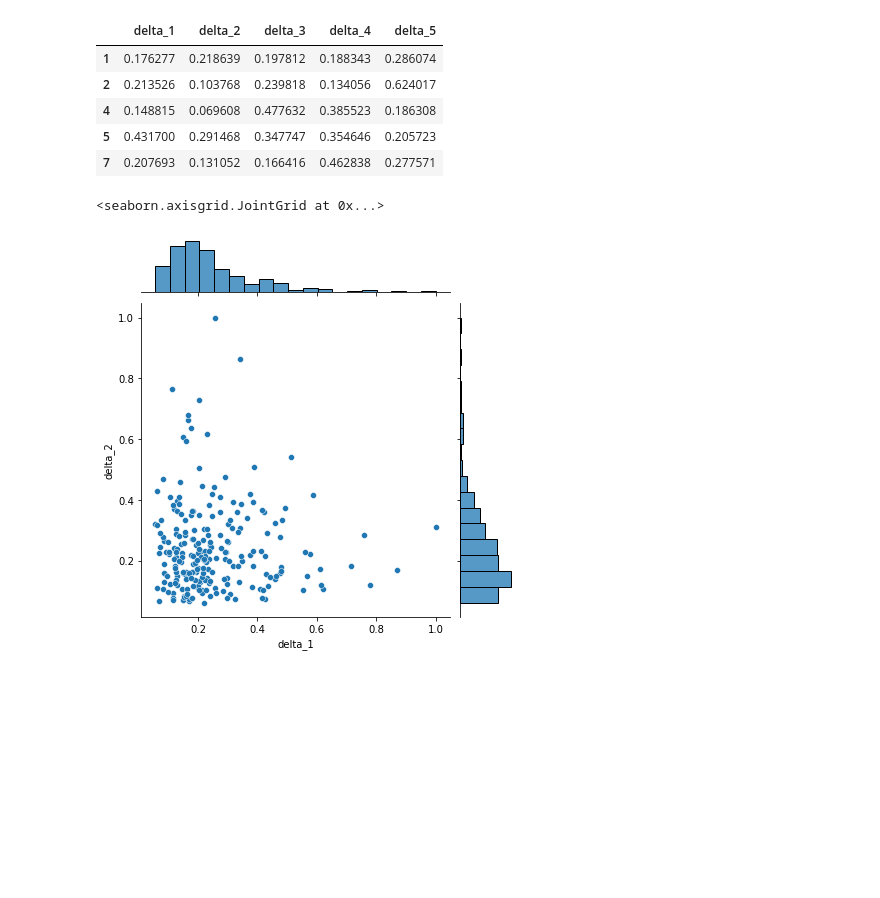
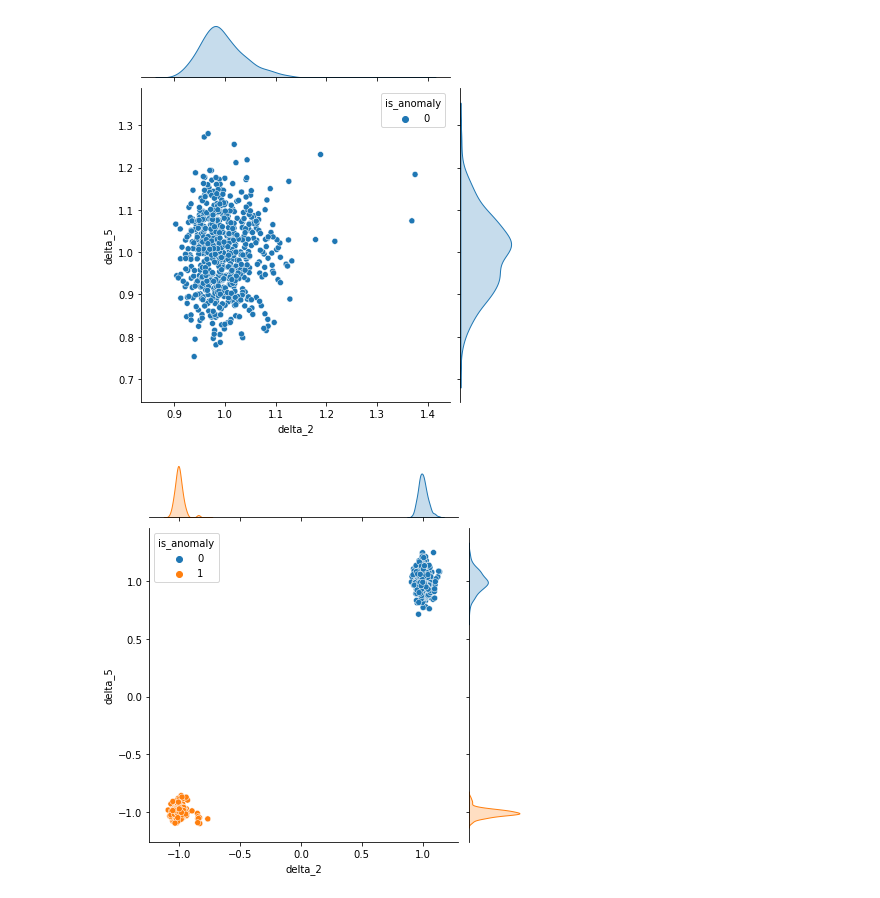
Before and after one commit to nsanthosh27/Anomaly_detection, a Jupyter notebook: Semi_supervised.ipynb, the cells around one changed output. Saved outputs shown, nothing was run; the diff lists cells and outputs as text; code cells hidden in the pictures; blank space fills up the shorter version.

```diff
--- a/Semi_supervised.ipynb
+++ b/Semi_supervised.ipynb
@@ -61,8 +77,0 @@ dt.head(n = 10)
-# %%
-# Retain only the first instance of document upload event
-dt['flag'] = dt.groupby('session_user_id')['log_desc'].diff().fillna(1)
-dt = dt[dt.flag == 1]
-dt = dt.drop(['flag'], 1)
-dt['delta'] = dt.groupby('session_user_id')['log_dtimes'].diff()
-dt.delta = dt.delta.dt.total_seconds().fillna(0.0)
-dt.head(n = 10)
@@ -106,0 +78,12 @@ df_scaled.head(n = 10)
+# %%
+# Create one record per session
+dt_cast = dt.pivot_table(index=["session_user_id", "anomaly_class"],
+                    columns='log_desc',
+                    values='delta').reset_index()
+dt_cast.columns = ['id', 'anomaly_class', 'delta_0', 'delta_1', 'delta_2', 'delta_3',
+                   'delta_4', 'delta_5']
+
+anomaly_labels = dt_cast.anomaly_class
+dt_cast = dt_cast.drop(['id','anomaly_class','delta_0'], 1)
+
+dt_cast.head()
@@ -106,0 +97,11 @@ df_scaled.head(n = 10)
+# %%
+# scale features
+scaler = preprocessing.StandardScaler()
+scaled_features = scaler.fit_transform(dt_cast.values)
+df_scaled = pd.DataFrame(scaled_features, index=dt_cast.index, columns=dt_cast.columns)
+df_scaled['anomaly_class'] = anomaly_labels
+df_scaled['is_anomaly'] = 0
+df_scaled.loc[df_scaled['anomaly_class'] == 'anomalous', 'is_anomaly'] = 1
+df_scaled = df_scaled.drop(['anomaly_class'], 1)
+
+df_scaled.head()
@@ -107,20 +115,15 @@ df_scaled.head(n = 10)
 # %%
 # Prepare train data with ony normal events and test data with all events
-train_data = df_scaled[df_scaled.is_anomaly == False]
-train_data = train_data.drop(['is_anomaly'], 1)
-test_data = df_scaled.drop(['is_anomaly'], 1)
-train_data.head()
+train_data, test_data = train_test_split(df_scaled, train_size=0.67, random_state = 42)
+train_data_normals = train_data[train_data.is_anomaly == 0]
+
+# Scatter plot of 2 features
+sns.jointplot(data = train_data_normals, x="delta_2", y="delta_5", hue = "is_anomaly", kind='scatter')
+sns.jointplot(data = test_data, x="delta_2", y="delta_5", hue = "is_anomaly", kind='scatter')
+
+train_data_normals = train_data_normals.drop(['is_anomaly'], 1)
+test_data_without_labels = test_data.drop(['is_anomaly'], 1)
 # %% [output]
-|  | delta_1 | delta_2 | delta_3 | delta_4 | delta_5 |
-| 1 | 0.176277 | 0.218639 | 0.197812 | 0.188343 | 0.286074 |
-| 2 | 0.213526 | 0.103768 | 0.239818 | 0.134056 | 0.624017 |
-| 4 | 0.148815 | 0.069608 | 0.477632 | 0.385523 | 0.186308 |
-| 5 | 0.431700 | 0.291468 | 0.347747 | 0.354646 | 0.205723 |
-| 7 | 0.207693 | 0.131052 | 0.166416 | 0.462838 | 0.277571 |
+[figure, added]
+[figure, added]
-# %%
-# Scatter plot of first 2 features
-sns.jointplot(x=train_data["delta_1"], y=train_data["delta_2"], kind='scatter')
-# %% [output]
-<seaborn.axisgrid.JointGrid at 0x...>
-[figure, removed]
 # %%
```
Also changed, not shown: parts of 11 cells of this notebook, 1 other file.
